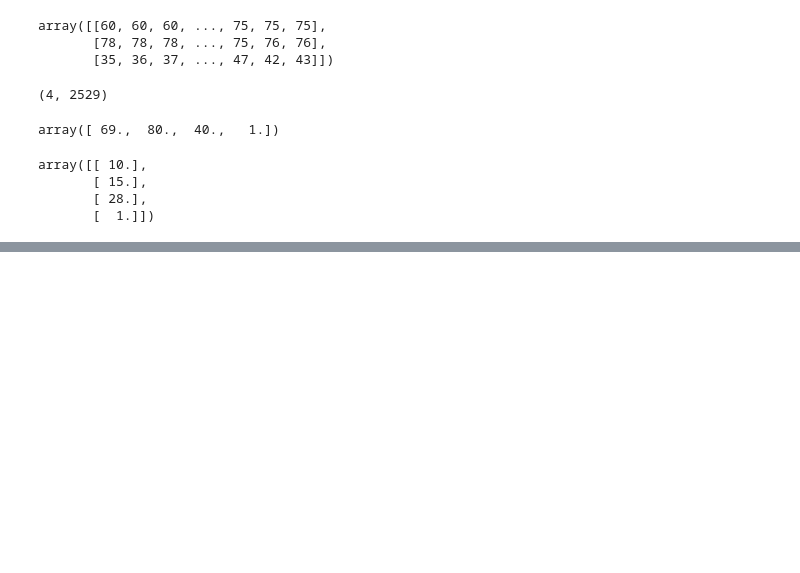
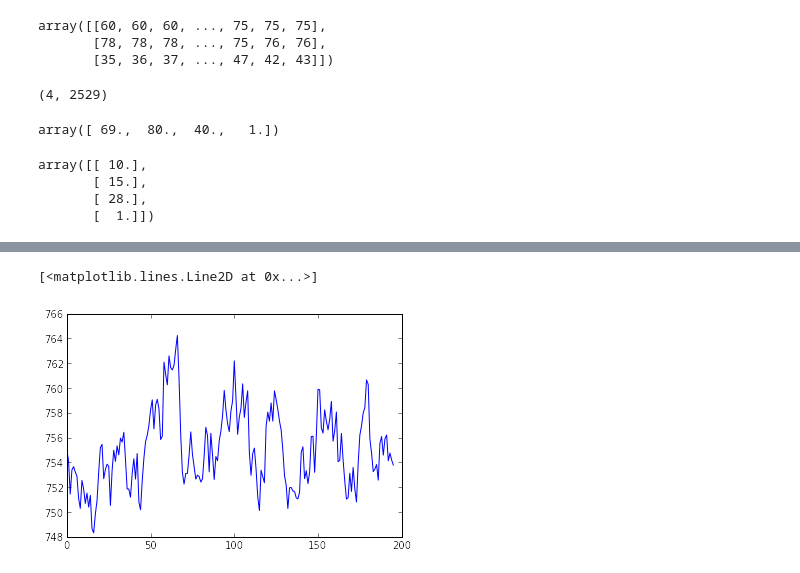
Before and after one commit to simpace/processing-scripts, a Jupyter notebook: simpace-scrap.ipynb, the cells around one changed output, grey strips where cells are left out. Saved outputs shown, nothing was run; the diff lists cells and outputs as text; code cells hidden in the pictures; blank space fills up the shorter version.

```diff
--- a/simpace-scrap.ipynb
+++ b/simpace-scrap.ipynb
@@ -193,3 +262,8 @@ ValueError: Improper number of dimensions to norm.
+# %%
+plt.plot(sig.mean(axis=0))
+# %% [output]
+[<matplotlib.lines.Line2D at 0x...>]
+[figure, added]
 # %%
 i = [1,2]
 j = [0,1]
```
Also changed, not shown: parts of 6 cells of this notebook, 1 other file.
